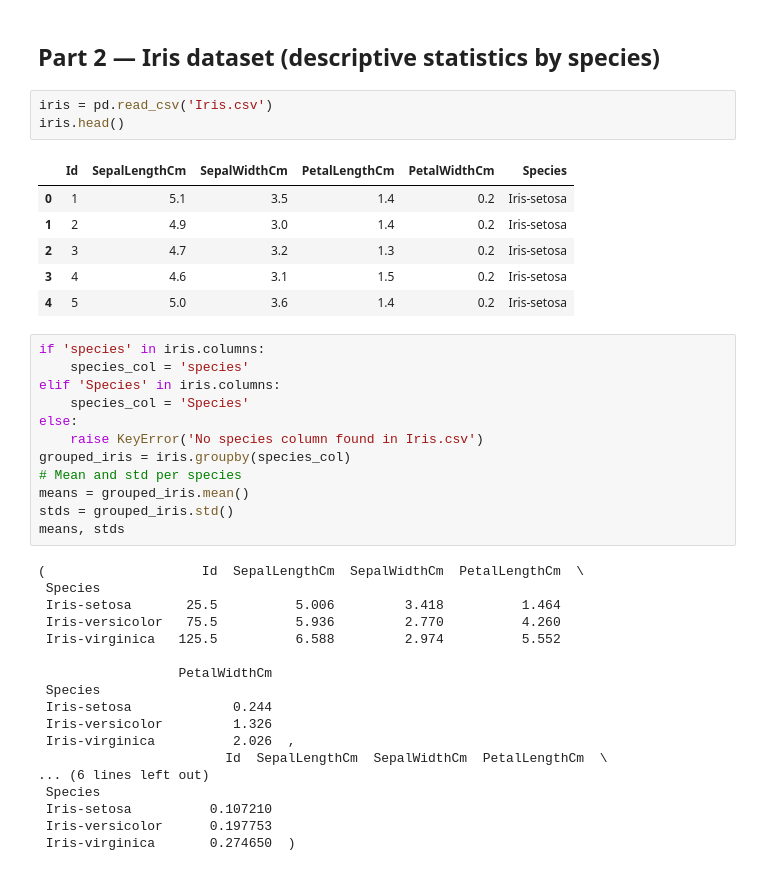
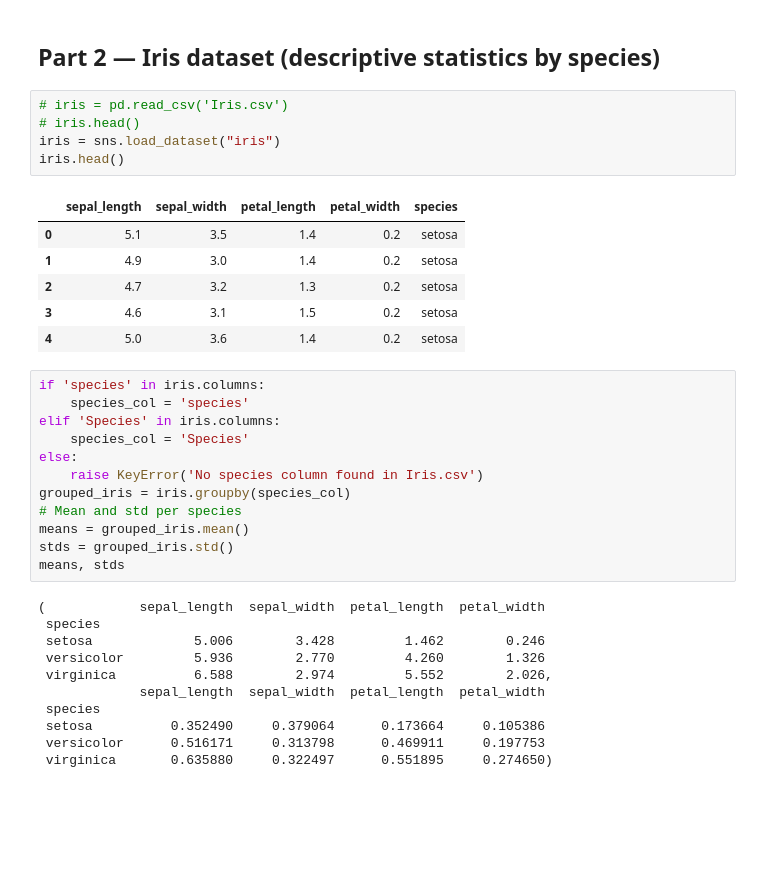
Before and after one commit to tester248/DS, a Jupyter notebook: Prac3/Prac3_Assignment_3.ipynb, the cells around one changed output. Cells and saved outputs as stored; diff of their text form; blank space fills up the shorter version.

```diff
--- a/Prac3/Prac3_Assignment_3.ipynb
+++ b/Prac3/Prac3_Assignment_3.ipynb
@@ -72,15 +92,17 @@ fare_lists = titanic.groupby('Sex')['Fare'].apply(list)
 # %% [markdown]
 ## Part 2 — Iris dataset (descriptive statistics by species)
 # %%
-iris = pd.read_csv('Iris.csv')
+# iris = pd.read_csv('Iris.csv')
+# iris.head()
+iris = sns.load_dataset("iris")
 iris.head()
 # %% [output]
-|  | Id | SepalLengthCm | SepalWidthCm | PetalLengthCm | PetalWidthCm | Species |
-| 0 | 1 | 5.1 | 3.5 | 1.4 | 0.2 | Iris-setosa |
-| 1 | 2 | 4.9 | 3.0 | 1.4 | 0.2 | Iris-setosa |
-| 2 | 3 | 4.7 | 3.2 | 1.3 | 0.2 | Iris-setosa |
-| 3 | 4 | 4.6 | 3.1 | 1.5 | 0.2 | Iris-setosa |
-| 4 | 5 | 5.0 | 3.6 | 1.4 | 0.2 | Iris-setosa |
+|  | sepal_length | sepal_width | petal_length | petal_width | species |
+| 0 | 5.1 | 3.5 | 1.4 | 0.2 | setosa |
+| 1 | 4.9 | 3.0 | 1.4 | 0.2 | setosa |
+| 2 | 4.7 | 3.2 | 1.3 | 0.2 | setosa |
+| 3 | 4.6 | 3.1 | 1.5 | 0.2 | setosa |
+| 4 | 5.0 | 3.6 | 1.4 | 0.2 | setosa |
 # %%
 if 'species' in iris.columns:
     species_col = 'species'
@@ -94,23 +116,16 @@ means = grouped_iris.mean()
 stds = grouped_iris.std()
 means, stds
 # %% [output]
-(                    Id  SepalLengthCm  SepalWidthCm  PetalLengthCm  \
- Species
- Iris-setosa       25.5          5.006         3.418          1.464
- Iris-versicolor   75.5          5.936         2.770          4.260
- Iris-virginica   125.5          6.588         2.974          5.552
-
-                  PetalWidthCm
- Species
- Iris-setosa             0.244
- Iris-versicolor         1.326
- Iris-virginica          2.026  ,
-                        Id  SepalLengthCm  SepalWidthCm  PetalLengthCm  \
-... (6 lines left out)
- Species
- Iris-setosa          0.107210
- Iris-versicolor      0.197753
- Iris-virginica       0.274650  )
+(            sepal_length  sepal_width  petal_length  petal_width
+ species
+ setosa             5.006        3.428         1.462        0.246
+ versicolor         5.936        2.770         4.260        1.326
+ virginica          6.588        2.974         5.552        2.026,
+             sepal_length  sepal_width  petal_length  petal_width
+ species
+ setosa          0.352490     0.379064      0.173664     0.105386
+ versicolor      0.516171     0.313798      0.469911     0.197753
+ virginica       0.635880     0.322497      0.551895     0.274650)
 # %%
 # Full descriptive statistics (count, mean, std, min, 25%, 50%, 75%, max) per species
 grouped_iris.describe().transpose()
```
Also changed, not shown: parts of 6 cells of this notebook, 2 other files.
